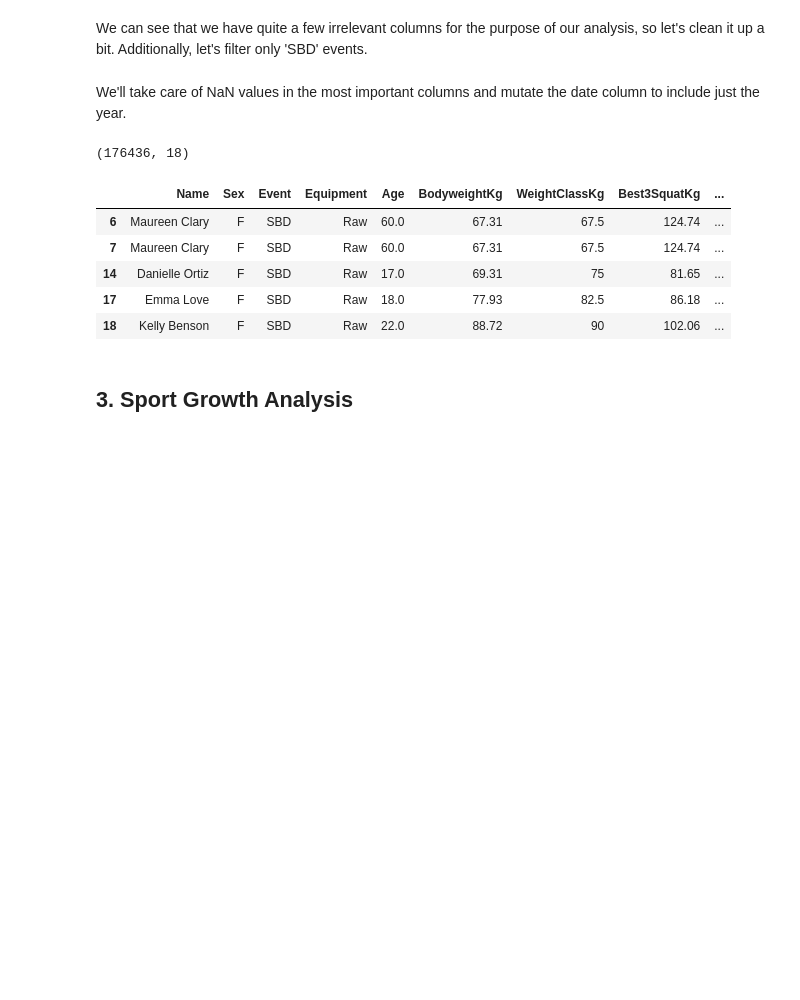
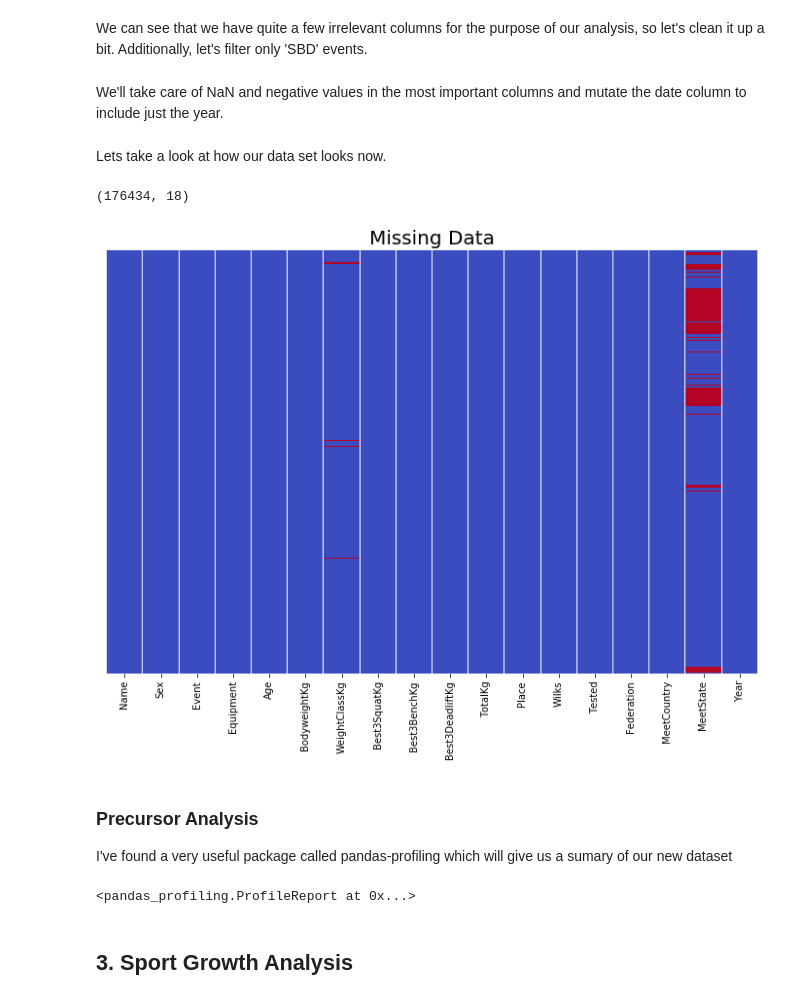
Before and after one commit to ParkerRam/Powerlifting-Analysis, a Jupyter notebook: pl_analysis.ipynb, the cells around one changed output. Cells and saved outputs as stored; diff of their text form; code cells hidden in the pictures; blank space fills up the shorter version.

```diff
--- a/pl_analysis.ipynb
+++ b/pl_analysis.ipynb
@@ -60,21 +61,37 @@ pl = pl.drop(['MeetName', 'Country', 'Squat1Kg', 'Squat2Kg', 'Squat3Kg', 'Squat4
 pl = pl[pl['Event'] == 'SBD']
 pl = pl[pl['Equipment'] == 'Raw']
 # %% [markdown]
-We'll take care of NaN values in the most important columns and mutate the date column to include just the year.
+We'll take care of NaN and negative values in the most important columns and mutate the date column to include just the year.
 # %%
 pl = pl.dropna(subset = ['BodyweightKg', 'Best3SquatKg', 'Best3BenchKg', 'Best3DeadliftKg','TotalKg', 'Wilks', 'Tested', 'Age'])
+
+pl = pl.loc[pl['Best3SquatKg'] > 0]
+pl = pl.loc[pl['Best3BenchKg'] > 0]
+pl = pl.loc[pl['Best3DeadliftKg'] > 0]
+pl = pl.loc[pl['BodyweightKg'] > 0]
+pl = pl.loc[pl['Wilks'] > 0]
+pl = pl.loc[pl['Age'] > 0]
+
 pl['Year'] = pd.DatetimeIndex(pl['Date']).year
 pl = pl.drop(['Date'], axis=1)
-print(pl.shape)
-pl.head()
-# %% [output]
-(176436, 18)
-|  | Name | Sex | Event | Equipment | Age | BodyweightKg | WeightClassKg | Best3SquatKg | ... |
-| 6 | Maureen Clary | F | SBD | Raw | 60.0 | 67.31 | 67.5 | 124.74 | ... |
-| 7 | Maureen Clary | F | SBD | Raw | 60.0 | 67.31 | 67.5 | 124.74 | ... |
-| 14 | Danielle Ortiz | F | SBD | Raw | 17.0 | 69.31 | 75 | 81.65 | ... |
-| 17 | Emma Love | F | SBD | Raw | 18.0 | 77.93 | 82.5 | 86.18 | ... |
-| 18 | Kelly Benson | F | SBD | Raw | 22.0 | 88.72 | 90 | 102.06 | ... |
+# %% [markdown]
+Lets take a look at how our data set looks now.
+# %%
+print(pl.shape)
+plt.figure(figsize=(12,8))
+sns.heatmap(pl.isnull(), cmap='coolwarm', cbar=False, yticklabels=False)
+plt.title('Missing Data', fontsize=20)
+plt.show()
+# %% [output]
+(176434, 18)
+[figure, added]
+# %% [markdown]
+### Precursor Analysis
+I've found a very useful package called pandas-profiling which will give us a sumary of our new dataset
+# %%
+pandas_profiling.ProfileReport(pl)
+# %% [output]
+<pandas_profiling.ProfileReport at 0x...>
 # %% [markdown]
 ## 3. Sport Growth Analysis
 # %% [markdown]
```
Also changed, not shown: parts of 7 cells of this notebook.
